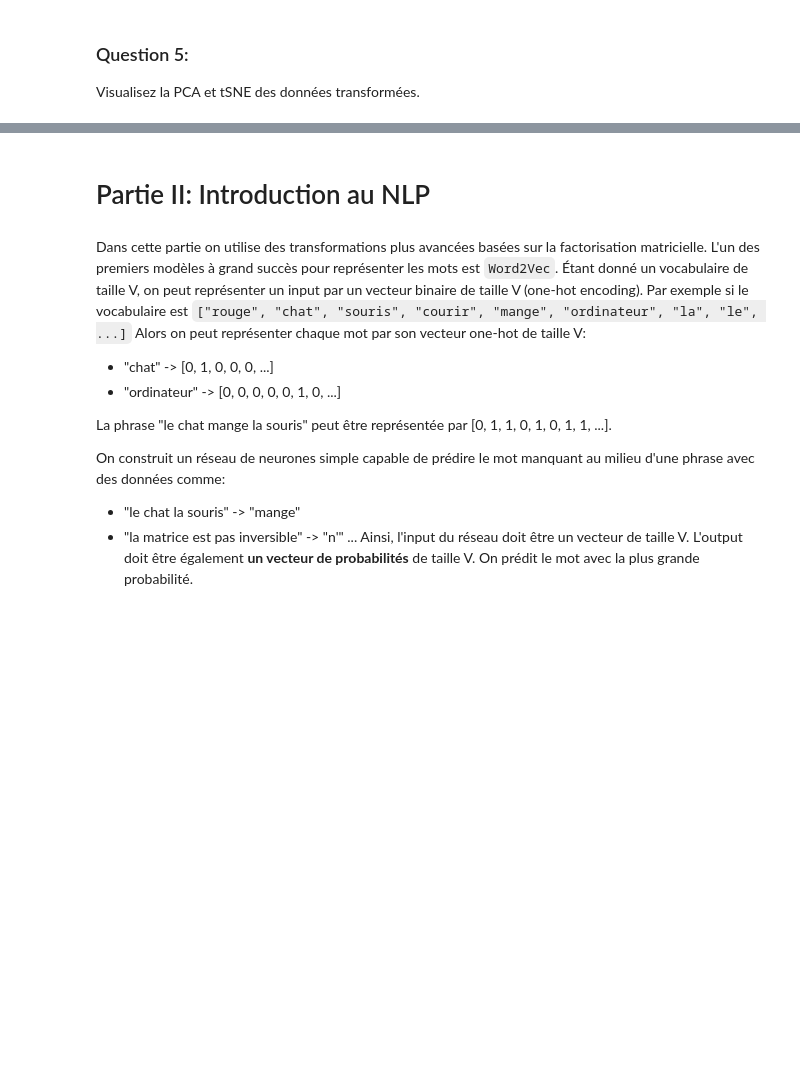
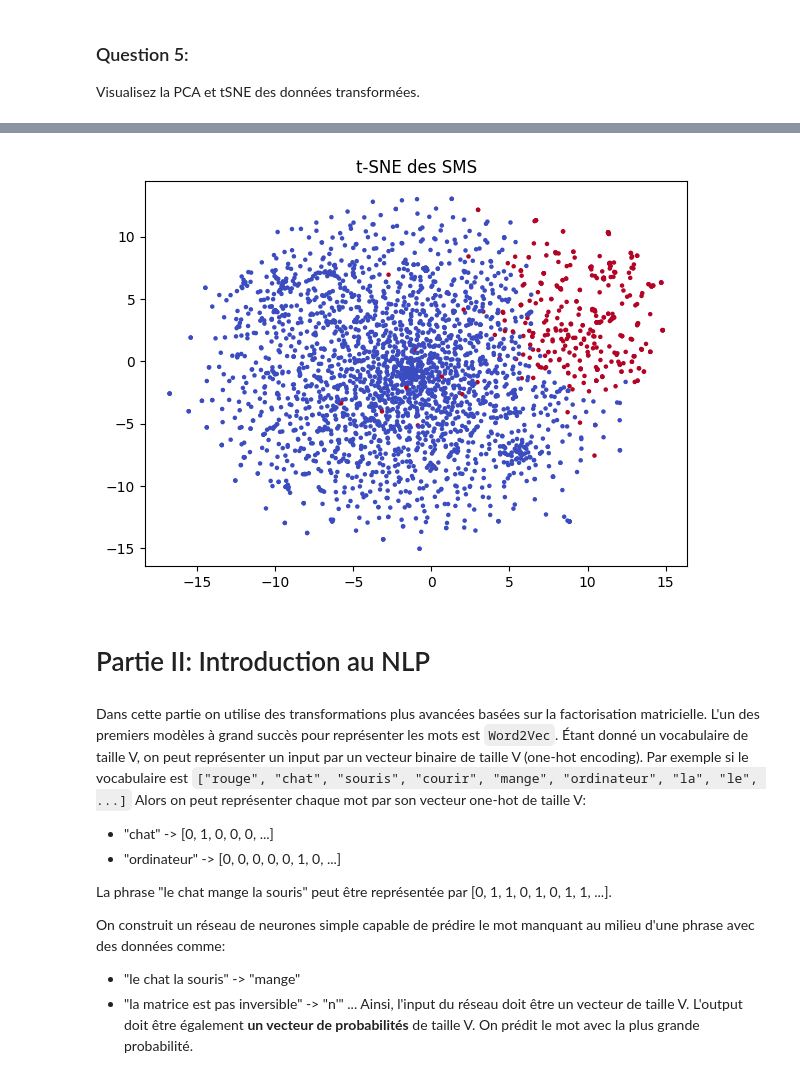
Before and after one commit to zakariabouy/Project-NLP, a Jupyter notebook: spam_detection.ipynb, the cells around one changed output, grey strips where cells are left out. Cells and saved outputs as stored; diff of their text form; code cells hidden in the pictures; blank space fills up the shorter version.

```diff
--- a/spam_detection.ipynb
+++ b/spam_detection.ipynb
@@ -62,3 +267,15 @@ Visualisez la PCA et tSNE des données transformées.
+# %%
+from sklearn.manifold import TSNE
+
+tsne = TSNE(n_components=2, learning_rate='auto', init='pca')
+X_tsne = tsne.fit_transform(X_train_tfidf.toarray())
+
+plt.figure(figsize=(7,5))
+plt.scatter(X_tsne[:,0], X_tsne[:,1], c=Y_train, cmap='coolwarm', s=5)
+plt.title("t-SNE des SMS")
+plt.show()
+# %% [output]
+[figure, added]
 # %% [markdown]
 # Partie II: Introduction au NLP
 # %% [markdown]
```
Also changed, not shown: parts of 30 cells of this notebook, 1 other file.
